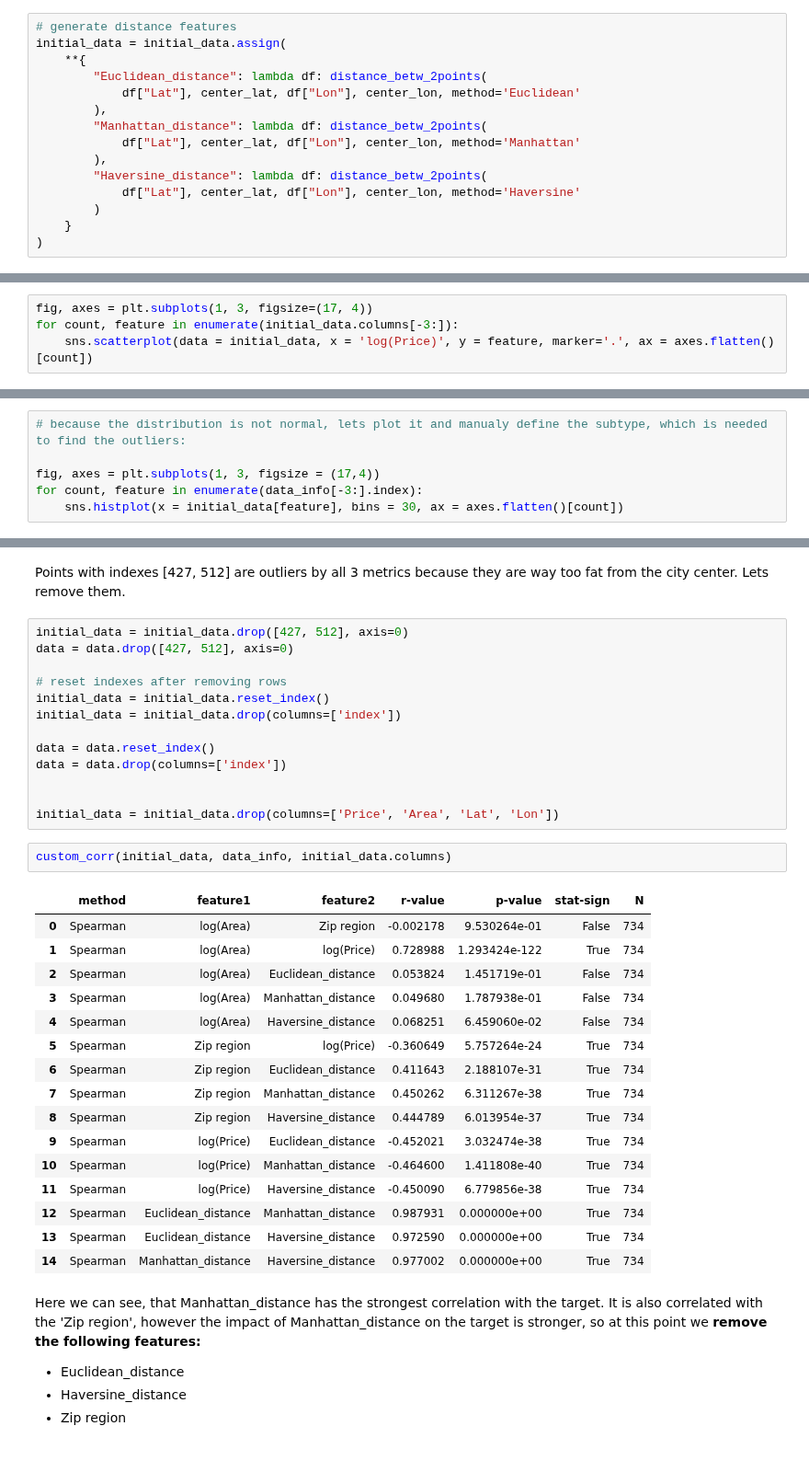
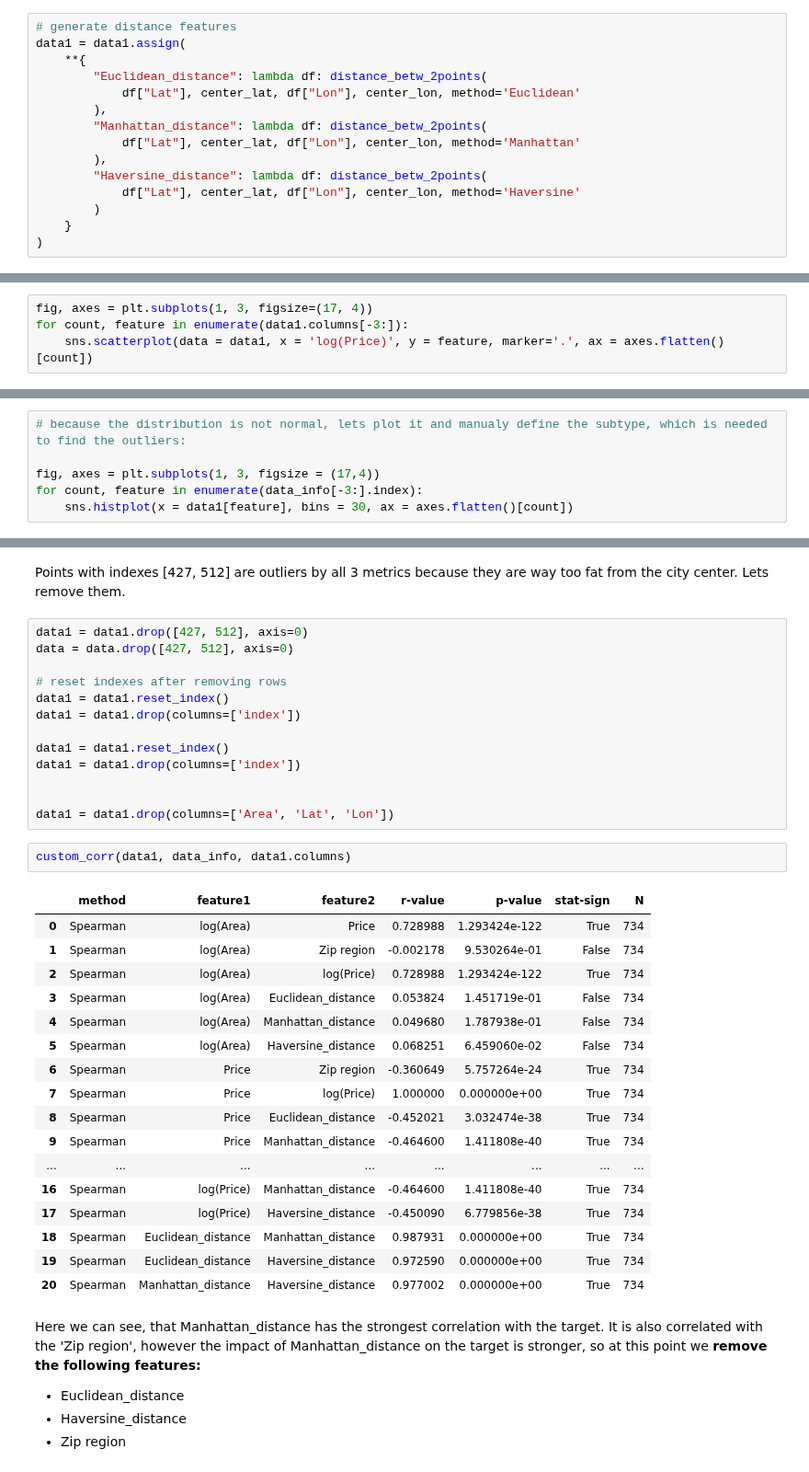
Before and after one commit to nadiia-duiunova/House_price, a Jupyter notebook: Stat inference.ipynb, the cells around one changed output, grey strips where cells are left out. Shown at 92% size. Saved outputs shown, nothing was run; the diff lists cells and outputs as text.

```diff
--- a/Stat inference.ipynb
+++ b/Stat inference.ipynb
@@ -726,6 +667,6 @@ def distance_betw_2points(point_lat: float, center_lat: float, point_lon: float,
 # %%
 # generate distance features
-initial_data = initial_data.assign(
+data1 = data1.assign(
     **{
         "Euclidean_distance": lambda df: distance_betw_2points(
             df["Lat"], center_lat, df["Lon"], center_lon, method='Euclidean'
@@ -749,8 +690,8 @@ initial_data.head()
 | 4 | 1795000.0 | 158 | 0.0 | 14.400516 | 5.062595 | 4.912109 | 52.350755 | 0.025893 | ... |
 # %%
 fig, axes = plt.subplots(1, 3, figsize=(17, 4))
-for count, feature in enumerate(initial_data.columns[-3:]):
-    sns.scatterplot(data = initial_data, x = 'log(Price)', y = feature, marker='.', ax = axes.flatten()[count])
+for count, feature in enumerate(data1.columns[-3:]):
+    sns.scatterplot(data = data1, x = 'log(Price)', y = feature, marker='.', ax = axes.flatten()[count])
 # %% [output]
 [figure]
 # %%
@@ -787,7 +728,7 @@ normality_check(data = initial_data, data_info = data_info, features=initial_dat
 
 fig, axes = plt.subplots(1, 3, figsize = (17,4))
 for count, feature in enumerate(data_info[-3:].index):
-    sns.histplot(x = initial_data[feature], bins = 30, ax = axes.flatten()[count])
+    sns.histplot(x = data1[feature], bins = 30, ax = axes.flatten()[count])
 # %% [output]
 [figure]
 # %% [markdown]
@@ -820,37 +761,38 @@ o 2 datapoints with Haversine_distance > 10727.22887838862
 # %% [markdown]
 Points with indexes [427, 512] are outliers by all 3 metrics because they are way too fat from the city center. Lets remove them.
 # %%
-initial_data = initial_data.drop([427, 512], axis=0)
+data1 = data1.drop([427, 512], axis=0)
 data = data.drop([427, 512], axis=0)
 
 # reset indexes after removing rows
-initial_data = initial_data.reset_index()
-initial_data = initial_data.drop(columns=['index'])
+data1 = data1.reset_index()
+data1 = data1.drop(columns=['index'])
 
-data = data.reset_index()
-data = data.drop(columns=['index'])
+data1 = data1.reset_index()
+data1 = data1.drop(columns=['index'])
 
 
-initial_data = initial_data.drop(columns=['Price', 'Area', 'Lat', 'Lon'])
+data1 = data1.drop(columns=['Area', 'Lat', 'Lon'])
 # %%
-custom_corr(initial_data, data_info, initial_data.columns)
+custom_corr(data1, data_info, data1.columns)
 # %% [output]
 |  | method | feature1 | feature2 | r-value | p-value | stat-sign | N |
-| 0 | Spearman | log(Area) | Zip region | -0.002178 | 9.530264e-01 | False | 734 |
-| 1 | Spearman | log(Area) | log(Price) | 0.728988 | 1.293424e-122 | True | 734 |
-| 2 | Spearman | log(Area) | Euclidean_distance | 0.053824 | 1.451719e-01 | False | 734 |
-| 3 | Spearman | log(Area) | Manhattan_distance | 0.049680 | 1.787938e-01 | False | 734 |
-| 4 | Spearman | log(Area) | Haversine_distance | 0.068251 | 6.459060e-02 | False | 734 |
-| 5 | Spearman | Zip region | log(Price) | -0.360649 | 5.757264e-24 | True | 734 |
-| 6 | Spearman | Zip region | Euclidean_distance | 0.411643 | 2.188107e-31 | True | 734 |
-| 7 | Spearman | Zip region | Manhattan_distance | 0.450262 | 6.311267e-38 | True | 734 |
-| 8 | Spearman | Zip region | Haversine_distance | 0.444789 | 6.013954e-37 | True | 734 |
-| 9 | Spearman | log(Price) | Euclidean_distance | -0.452021 | 3.032474e-38 | True | 734 |
-| 10 | Spearman | log(Price) | Manhattan_distance | -0.464600 | 1.411808e-40 | True | 734 |
-| 11 | Spearman | log(Price) | Haversine_distance | -0.450090 | 6.779856e-38 | True | 734 |
-| 12 | Spearman | Euclidean_distance | Manhattan_distance | 0.987931 | 0.000000e+00 | True | 734 |
-| 13 | Spearman | Euclidean_distance | Haversine_distance | 0.972590 | 0.000000e+00 | True | 734 |
-| 14 | Spearman | Manhattan_distance | Haversine_distance | 0.977002 | 0.000000e+00 | True | 734 |
+| 0 | Spearman | log(Area) | Price | 0.728988 | 1.293424e-122 | True | 734 |
+| 1 | Spearman | log(Area) | Zip region | -0.002178 | 9.530264e-01 | False | 734 |
+| 2 | Spearman | log(Area) | log(Price) | 0.728988 | 1.293424e-122 | True | 734 |
+| 3 | Spearman | log(Area) | Euclidean_distance | 0.053824 | 1.451719e-01 | False | 734 |
+| 4 | Spearman | log(Area) | Manhattan_distance | 0.049680 | 1.787938e-01 | False | 734 |
+| 5 | Spearman | log(Area) | Haversine_distance | 0.068251 | 6.459060e-02 | False | 734 |
+| 6 | Spearman | Price | Zip region | -0.360649 | 5.757264e-24 | True | 734 |
+| 7 | Spearman | Price | log(Price) | 1.000000 | 0.000000e+00 | True | 734 |
+| 8 | Spearman | Price | Euclidean_distance | -0.452021 | 3.032474e-38 | True | 734 |
+| 9 | Spearman | Price | Manhattan_distance | -0.464600 | 1.411808e-40 | True | 734 |
+| ... | ... | ... | ... | ... | ... | ... | ... |
+| 16 | Spearman | log(Price) | Manhattan_distance | -0.464600 | 1.411808e-40 | True | 734 |
+| 17 | Spearman | log(Price) | Haversine_distance | -0.450090 | 6.779856e-38 | True | 734 |
+| 18 | Spearman | Euclidean_distance | Manhattan_distance | 0.987931 | 0.000000e+00 | True | 734 |
+| 19 | Spearman | Euclidean_distance | Haversine_distance | 0.972590 | 0.000000e+00 | True | 734 |
+| 20 | Spearman | Manhattan_distance | Haversine_distance | 0.977002 | 0.000000e+00 | True | 734 |
 # %% [markdown]
 Here we can see, that Manhattan_distance has the strongest correlation with the target. It is also correlated with the 'Zip region', however the impact of Manhattan_distance on the target is stronger, so at this point we **remove the following features:**
  - Euclidean_distance
```
Also changed, not shown: parts of 58 cells of this notebook.
